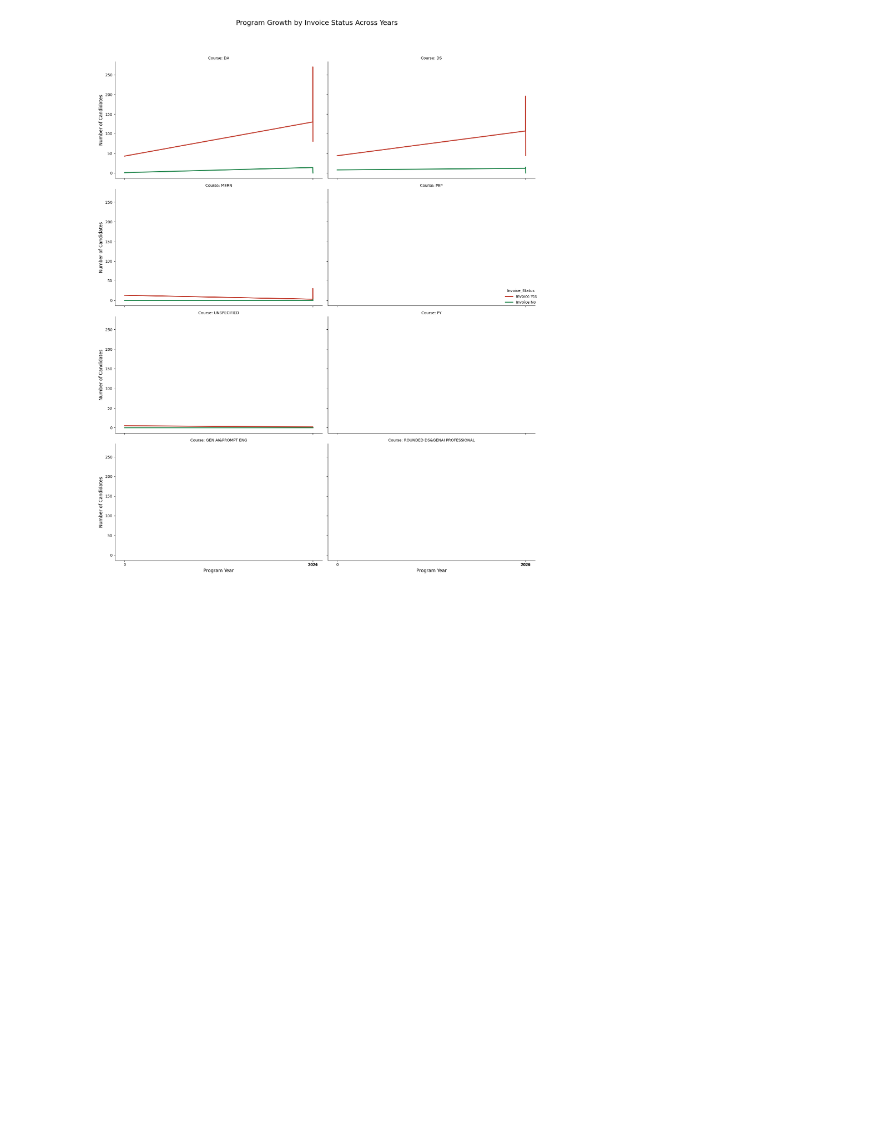
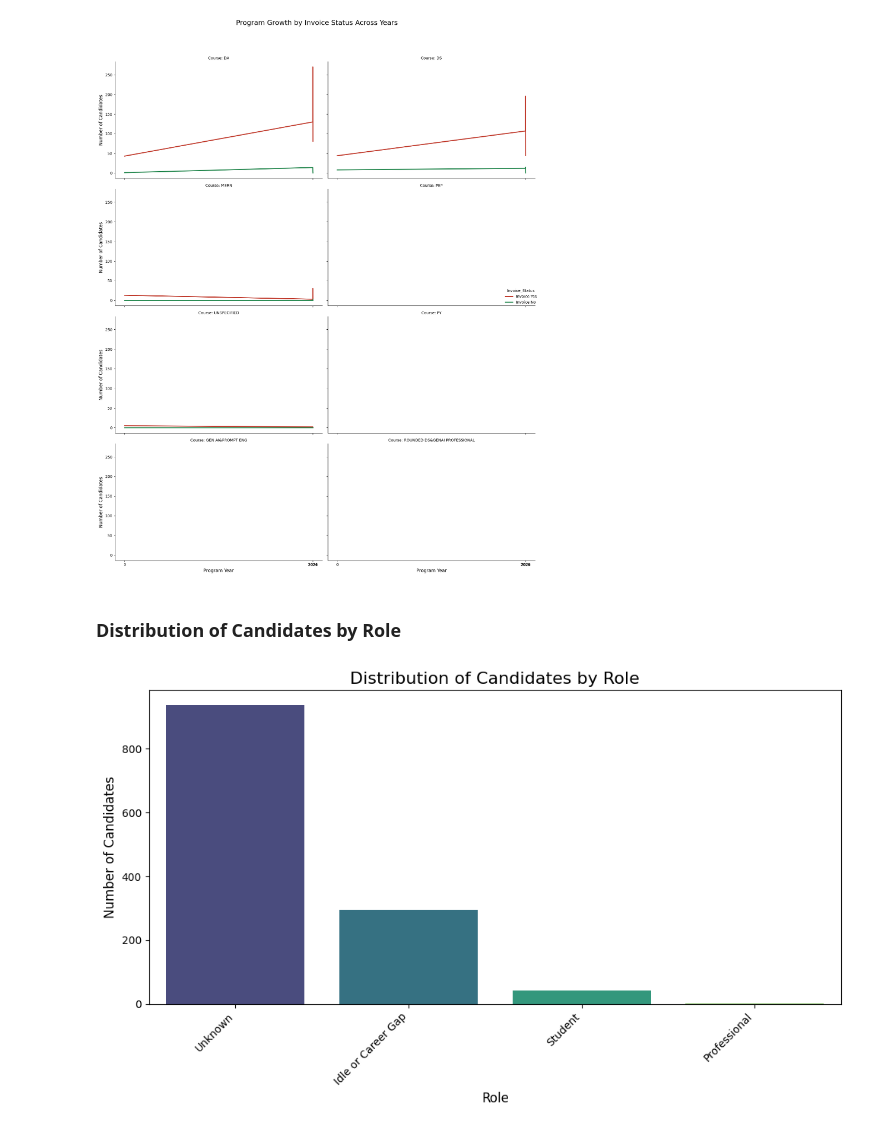
Before and after one commit to eldhosekroy/churn_prediction, a Jupyter notebook: Churn_data.ipynb, the cells around one changed output. Saved outputs shown, nothing was run; the diff lists cells and outputs as text; code cells hidden in the pictures; blank space fills up the shorter version.

```diff
--- a/Churn_data.ipynb
+++ b/Churn_data.ipynb
@@ -725,10 +725,3 @@ dtype: int64
 ... (24 outputs left out)
 # %% [markdown]
 #### Operations to be done after visualization
-# %%
-# Removing irrelevant rows non active candidates
-nonactive_candidates = enrolled[(enrolled['Invoice'] == 'No') & (enrolled['Program Joined'] == 'Not joined')].shape[0]
-nonactive_candidates
-enrolled = enrolled[~((enrolled['Invoice'] == 'No') & (enrolled['Program Joined'] == 'Not joined'))]
-
-print(f"Shape of enrolled DataFrame after removing non-active candidates: {enrolled.shape}")
@@ -737,22 +727,0 @@ Shape of enrolled DataFrame after removing non-active candidates: (1139, 46)
-# %%
-# Removing irrelevant columns for churn prediction
-columns_to_drop = [
-    'First Name',
-    'Last Name',
-    'Email Opt Out',
-    'college Name.id',
-    'college Name',
-    'Unsubscribed Mode',
-    'Unsubscribed Time',
-    'City',
-    'Mailing State',
-    'Mailing Zip',
-    'Mailing Country',
-    'Whatsapp Number',
-    'Region'
-]
-
-enrolled = enrolled.drop(columns=columns_to_drop)
-
-print(f"Shape of enrolled DataFrame after dropping columns: {enrolled.shape}")
-display(enrolled.head())
@@ -1427,3 +1364,19 @@ plt.tight_layout(rect=[0, 0, 1, 0.98]) # Adjust layout to prevent suptitle from
 plt.show()
 # %% [output]
 [figure]
+# %% [markdown]
+### **Distribution of Candidates by Role**
+# %%
+role_distribution = enrolled['role'].value_counts().reset_index()
+role_distribution.columns = ['Role', 'Count']
+
+plt.figure(figsize=(10, 6))
+sns.barplot(x='Role', y='Count', data=role_distribution, palette='viridis', hue='Role', legend=False)
+plt.title('Distribution of Candidates by Role', fontsize=16)
+plt.xlabel('Role', fontsize=12)
+plt.ylabel('Number of Candidates', fontsize=12)
+plt.xticks(rotation=45, ha='right')
+plt.tight_layout()
+plt.show()
+# %% [output]
+[figure, added]
```
Also changed, not shown: parts of 16 cells of this notebook.
